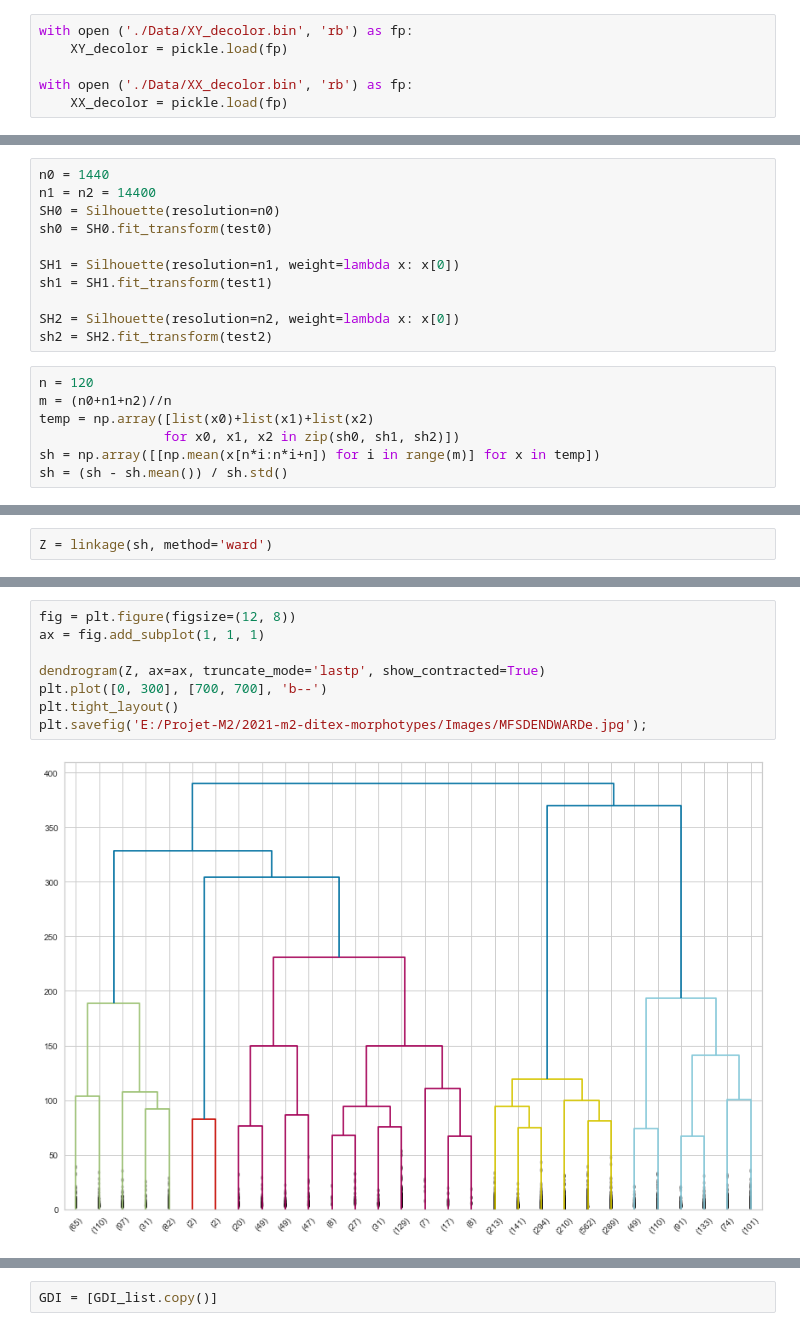
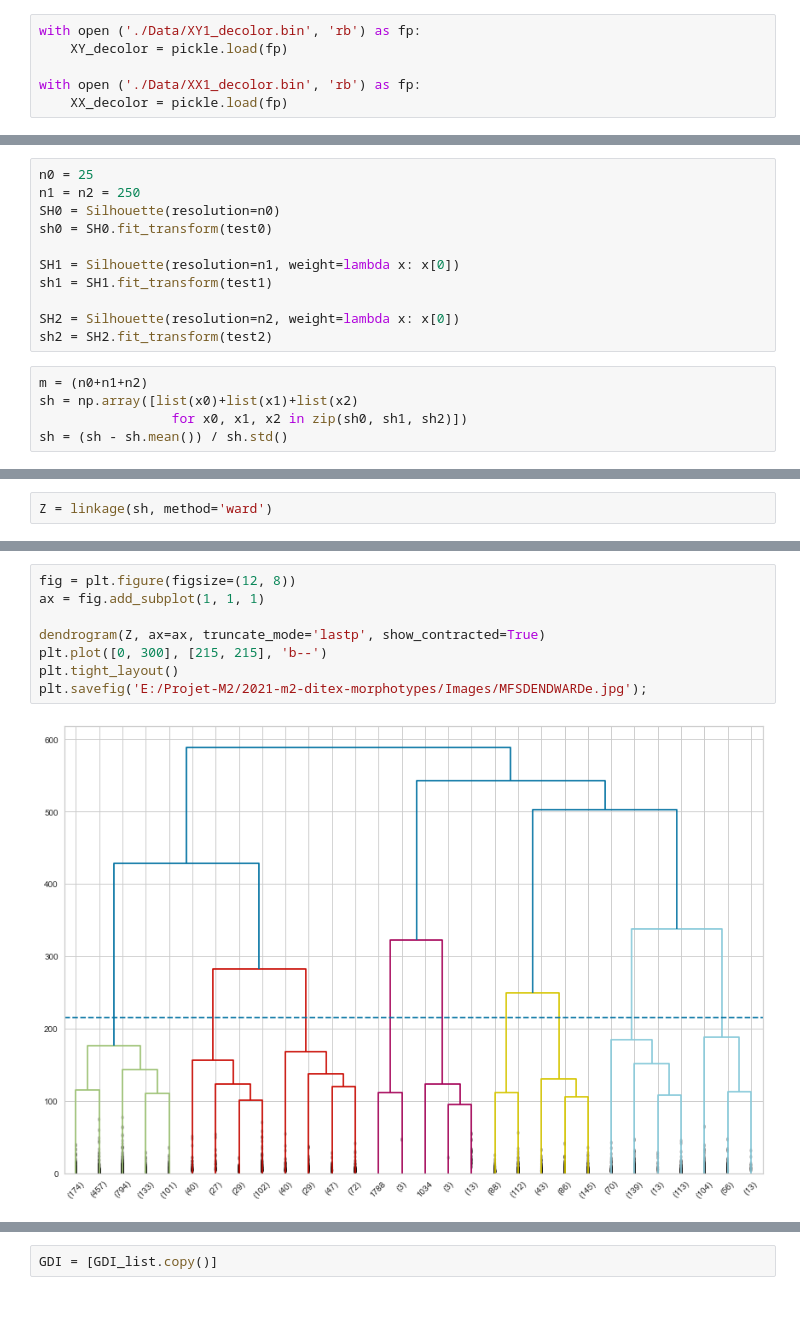
Before and after one commit to PhilippeMeyer68/TDA_Morphotypes, a Jupyter notebook: Silhouette.ipynb, the cells around one changed output, grey strips where cells are left out. Drawn from its saved outputs; the diff is of its cells as text.

```diff
--- a/Silhouette.ipynb
+++ b/Silhouette.ipynb
@@ -41,10 +41,10 @@ def plot_scan_3D_interactive(i):
     points_set = utils.point_set(scan)
     points_set.plot(color='green', opacity=0.5, size=2)
 # %%
-with open ('./Data/XY_decolor.bin', 'rb') as fp:
+with open ('./Data/XY1_decolor.bin', 'rb') as fp:
     XY_decolor = pickle.load(fp)
 
-with open ('./Data/XX_decolor.bin', 'rb') as fp:
+with open ('./Data/XX1_decolor.bin', 'rb') as fp:
     XX_decolor = pickle.load(fp)
 # %%
 X_decolor = XY_decolor + XX_decolor
@@ -94,6 +94,6 @@ plt.show()
 # %%
-n0 = 1440
-n1 = n2 = 14400
+n0 = 25
+n1 = n2 = 250
 SH0 = Silhouette(resolution=n0)
 sh0 = SH0.fit_transform(test0)
 
@@ -103,9 +103,7 @@ sh1 = SH1.fit_transform(test1)
 SH2 = Silhouette(resolution=n2, weight=lambda x: x[0])
 sh2 = SH2.fit_transform(test2)
 # %%
-n = 120
-m = (n0+n1+n2)//n
-temp = np.array([list(x0)+list(x1)+list(x2)
-                for x0, x1, x2 in zip(sh0, sh1, sh2)])
-sh = np.array([[np.mean(x[n*i:n*i+n]) for i in range(m)] for x in temp])
+m = (n0+n1+n2)
+sh = np.array([list(x0)+list(x1)+list(x2)
+                 for x0, x1, x2 in zip(sh0, sh1, sh2)])
 sh = (sh - sh.mean()) / sh.std()
@@ -159,11 +158,11 @@ plt.grid(True);
 # %%
 fig = plt.figure(figsize=(12, 8))
 ax = fig.add_subplot(1, 1, 1)
 
 dendrogram(Z, ax=ax, truncate_mode='lastp', show_contracted=True)
-plt.plot([0, 300], [700, 700], 'b--')
+plt.plot([0, 300], [215, 215], 'b--')
 plt.tight_layout()
 plt.savefig('E:/Projet-M2/2021-m2-ditex-morphotypes/Images/MFSDENDWARDe.jpg');
 # %% [output]
-[figure, old version]
+[figure, new version]
 # %%
```
Also changed, not shown: parts of 20 cells of this notebook, 10 other files.
